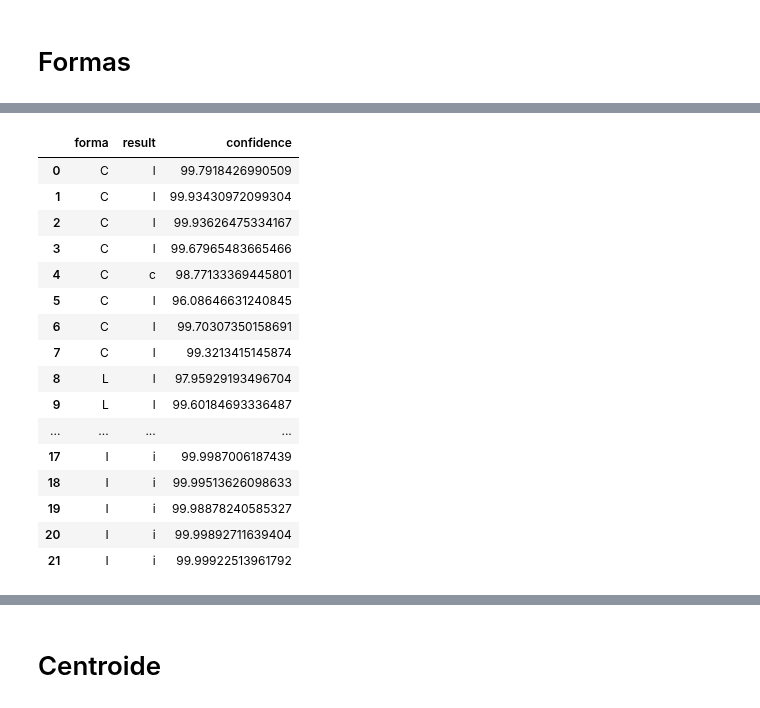
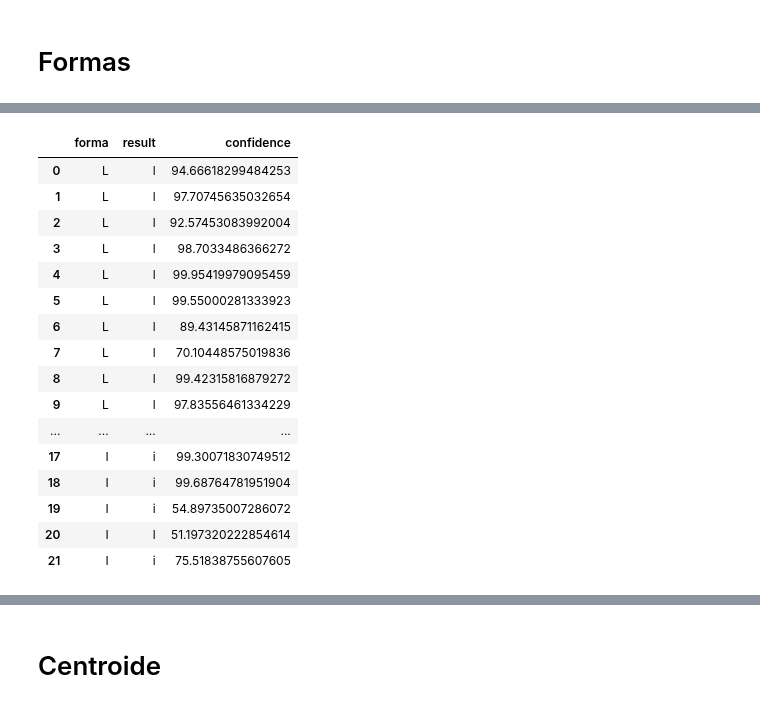
Before and after one commit to stevenaraujo98/integracion_pcl, a Jupyter notebook: get_res.ipynb, the cells around one changed output, grey strips where cells are left out. Cells and saved outputs as stored; diff of their text form; code cells hidden in the pictures.

```diff
--- a/get_res.ipynb
+++ b/get_res.ipynb
@@ -67,23 +72,26 @@ val_formas["4"]["400"]
-# %%
-df_formas_3_300
-# %% [output]
-|  | forma | result | confidence |
-| 0 | C | l | 99.7918426990509 |
-| 1 | C | l | 99.93430972099304 |
-| 2 | C | l | 99.93626475334167 |
-| 3 | C | l | 99.67965483665466 |
-| 4 | C | c | 98.77133369445801 |
-| 5 | C | l | 96.08646631240845 |
-| 6 | C | l | 99.70307350158691 |
-| 7 | C | l | 99.3213415145874 |
-| 8 | L | l | 97.95929193496704 |
-| 9 | L | l | 99.60184693336487 |
-| ... | ... | ... | ... |
-| 17 | I | i | 99.9987006187439 |
-| 18 | I | i | 99.99513626098633 |
-| 19 | I | i | 99.98878240585327 |
-| 20 | I | i | 99.99892711639404 |
-| 21 | I | i | 99.99922513961792 |
+# %%
+df_formas_3_300_L = df_formas_3_300.copy()
+df_formas_3_300_L["forma"] = df_formas_3_300_L["forma"].replace("C", "L")
+df_formas_3_300_L["result"] = df_formas_3_300_L["result"].replace("c", "l")
+df_formas_3_300_L
+# %% [output]
+|  | forma | result | confidence |
+| 0 | L | l | 94.66618299484253 |
+| 1 | L | l | 97.70745635032654 |
+| 2 | L | l | 92.57453083992004 |
+| 3 | L | l | 98.7033486366272 |
+| 4 | L | l | 99.95419979095459 |
+| 5 | L | l | 99.55000281333923 |
+| 6 | L | l | 89.43145871162415 |
+| 7 | L | l | 70.10448575019836 |
+| 8 | L | l | 99.42315816879272 |
+| 9 | L | l | 97.83556461334229 |
+| ... | ... | ... | ... |
+| 17 | I | i | 99.30071830749512 |
+| 18 | I | i | 99.68764781951904 |
+| 19 | I | i | 54.89735007286072 |
+| 20 | I | l | 51.197320222854614 |
+| 21 | I | i | 75.51838755607605 |
 # %%
 # matriz de confunsión con df_formas_3_300
 confusion_matrix = pd.crosstab(df_formas_3_300["forma"], df_formas_3_300["result"], rownames=["forma"], colnames=["result"])
```
Also changed, not shown: parts of 25 cells of this notebook, 3 other files.
